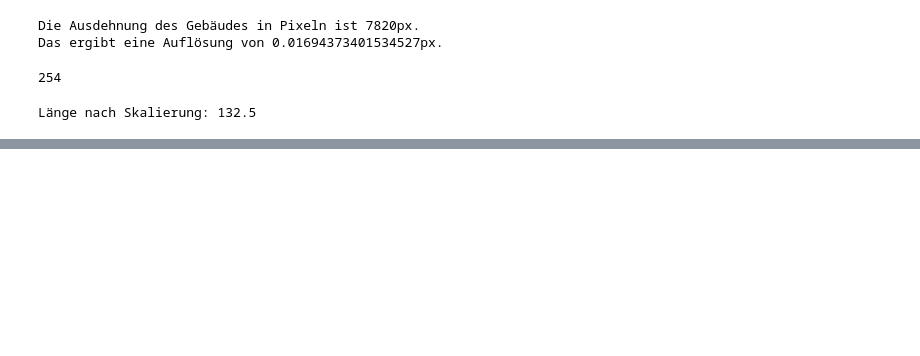
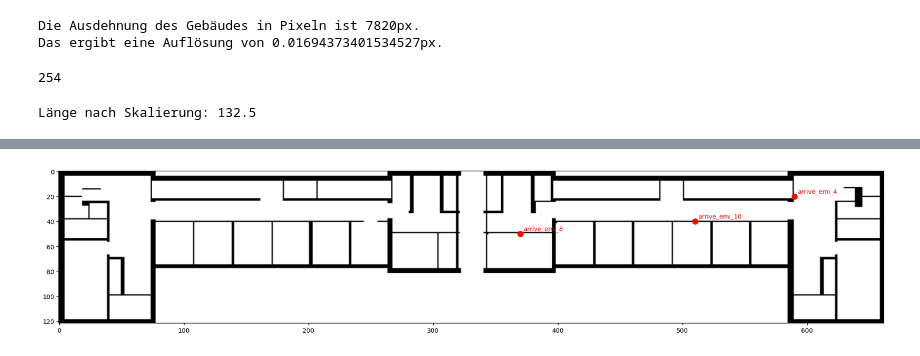
Before and after one commit to M4ngo404/embedded_intelligence, a Jupyter notebook: notebooks/260623_map_generation.ipynb, the cells around one changed output, grey strips where cells are left out. Drawn from its saved outputs; the diff is of its cells as text; code cells hidden in the pictures; blank space fills up the shorter version.

```diff
--- a/notebooks/260623_map_generation.ipynb
+++ b/notebooks/260623_map_generation.ipynb
@@ -119,0 +150,33 @@ plt.imshow(grid_final, cmap='gray')
+# %%
+beacons = np.array(
+    [
+        [370,47,1],
+        [445,40,1],
+        [588,20,1],
+        [590,20,0],
+        [370,50,0],
+        [510,40,0]
+    ]
+)
+beacon_names = [
+    'arrive_emi_1',
+    'arrive_emi_2',
+    'arrive_emi_3',
+    'arrive_emi_4',
+    'arrive_emi_8',
+    'arrive_emi_10',
+]
+# %%
+beacons_eg = beacons[beacons[:, 2] == 0]
+names_eg = [n for n, b in zip(beacon_names, beacons) if b[2] == 0]
+
+plt.figure(figsize=(24,16))
+plt.imshow(grid_eg_final, cmap='gray')
+plt.scatter(beacons_eg[:, 0], beacons_eg[:, 1], c='red', marker='o', s=80)
+
+for name, (x, y, z) in zip(names_eg, beacons_eg):
+    plt.annotate(name, (x, y), textcoords="offset points", xytext=(5, 5), color='red', fontsize=10)
+
+plt.show()
+# %% [output]
+[figure, added]
```
Also changed, not shown: parts of 33 cells of this notebook, 4 other files.
